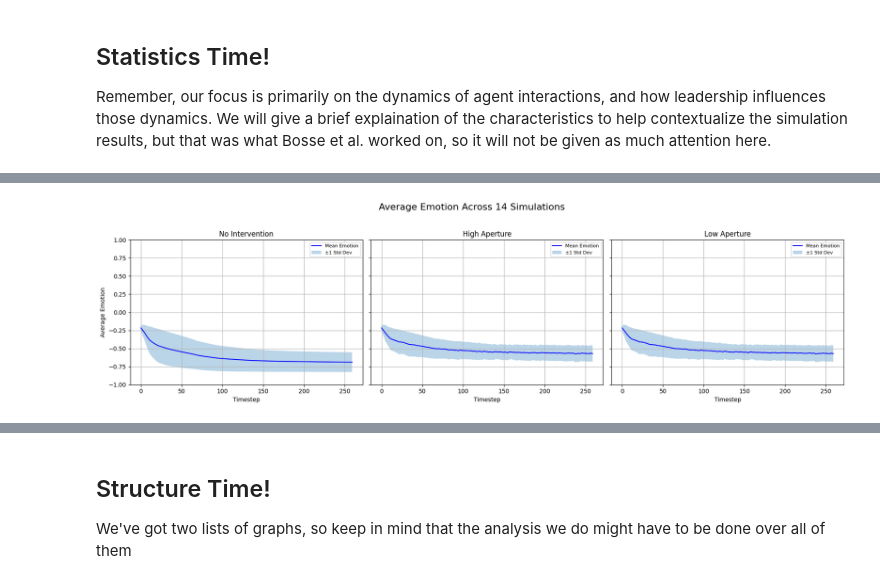
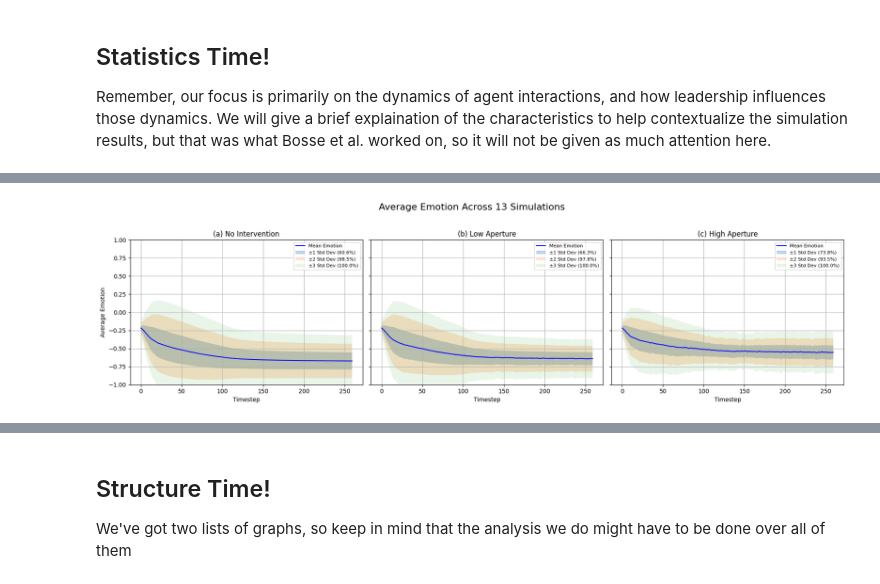
Before and after one commit to pajarito95/Emotion-Contagion, a Jupyter notebook: abm_emotion_contagion_analysis.ipynb, the cells around one changed output, grey strips where cells are left out. Saved outputs shown, nothing was run; the diff lists cells and outputs as text; code cells hidden in the pictures.

```diff
--- a/abm_emotion_contagion_analysis.ipynb
+++ b/abm_emotion_contagion_analysis.ipynb
@@ -24,12 +24,12 @@ class AllSimulationResults:
     intimacy_matrices: list
 # %%
 populationSize = 15
-runs = 14
+runs = 13
 max_iterations = 260
 
 # No internvention results
-all_results_path_plain = r"R:\sescott1\Masters\523\Simulation\Network\Bipartite\09_01_2025\No_Intervention\all_results.pkl"
-heatmaps_path_low = r"R:\sescott1\Masters\523\Simulation\Network\Bipartite\09_01_2025\No_Intervention\initial_conditions_heatmaps.pkl"
+all_results_path_plain = r"C:\Users\sarah\OneDrive\Documents\Masters\523\Emotion Contagion\Simulation Runs\Network\Bipartite\09_09_2025\No_Intervention\all_results.pkl"
+heatmaps_path_low = r"C:\Users\sarah\OneDrive\Documents\Masters\523\Emotion Contagion\Simulation Runs\Network\Bipartite\09_09_2025\No_Intervention\initial_conditions_heatmaps.pkl"
 
 with open(all_results_path_plain, "rb") as f:
     all_results_wo = pickle.load(f)
@@ -38,8 +38,8 @@ with open(all_results_path_plain, "rb") as f:
 
 
 # High aperture results
-all_results_path_high = r"R:\sescott1\Masters\523\Simulation\Network\Bipartite\09_01_2025\High_Aperture\all_results.pkl"
-heatmaps_path_high = r"R:\sescott1\Masters\523\Simulation\Network\Bipartite\09_01_2025\High_Aperture\initial_conditions_heatmaps.pkl"
+all_results_path_high = r"C:\Users\sarah\OneDrive\Documents\Masters\523\Emotion Contagion\Simulation Runs\Network\Bipartite\09_09_2025\High_Aperture\all_results.pkl"
+heatmaps_path_high = r"C:\Users\sarah\OneDrive\Documents\Masters\523\Emotion Contagion\Simulation Runs\Network\Bipartite\09_09_2025\High_Aperture\initial_conditions_heatmaps.pkl"
 
 with open(all_results_path_high, "rb") as f:
     all_results_H = pickle.load(f)
@@ -48,11 +48,11 @@ with open(all_results_path_high, "rb") as f:
 
 
 # Low aperture results
-all_results_path_low = r"R:\sescott1\Masters\523\Simulation\Network\Bipartite\09_01_2025\Low_Aperture\all_results.pkl"
-heatmaps_path_low = r"R:\sescott1\Masters\523\Simulation\Network\Bipartite\09_01_2025\Low_Aperture\initial_conditions_heatmaps.pkl"
-with open(all_results_path_high, "rb") as f:
+all_results_path_low = r"C:\Users\sarah\OneDrive\Documents\Masters\523\Emotion Contagion\Simulation Runs\Network\Bipartite\09_09_2025\Low_Aperture\all_results.pkl"
+heatmaps_path_low = r"C:\Users\sarah\OneDrive\Documents\Masters\523\Emotion Contagion\Simulation Runs\Network\Bipartite\09_09_2025\Low_Aperture\initial_conditions_heatmaps.pkl"
+with open(all_results_path_low, "rb") as f:
     all_results_L = pickle.load(f)
-with open(all_results_path_high, "rb") as f:
+with open(all_results_path_low, "rb") as f:
     heatmaps_L = pickle.load(f)
 # %%
 def create_intervention_matrix(all_results):
@@ -181,39 +182,53 @@ df_no_intervention.head()
 # %%
-def plot_avg_emotion_side_by_side(df_list, style_names, runs, ylim=(-1, 1), figsize=(18,5)):
+styles = ["(a) No Intervention", "(b) Low Aperture", "(c) High Aperture"]
+
+def plot_all_styles_emotion(df_list, styles, runs, max_std=3):
     """
-    Plot mean emotion per timestep with ±1 standard deviation shading for multiple styles side-by-side.
+    Plot average emotion with ±1, ±2, ±3 std deviations for multiple styles in subplots.
+    Also show percentage of points that lie within each band.
 
-    Parameters:
-    - df_list: list of DataFrames [dfWithout, dfHigh, dfLow]
-    - style_names: list of string labels
-    - runs: number of simulations
-    - ylim: tuple for y-axis limits
-    - figsize: figure size
+    df_list : list of DataFrames [dfWithout, dfHigh, dfLow]
+    styles : list of strings ["No Intervention", "High Aperture", "Low Aperture"]
     """
     n_styles = len(df_list)
-    fig, axes = plt.subplots(1, n_styles, figsize=figsize, sharey=True)
+    fig, axes = plt.subplots(1, n_styles, figsize=(18, 5), sharey=True)
 
-    for ax, df, style in zip(axes, df_list, style_names):
-        mean_emotion = df.iloc[:, 1:].mean(axis=1)
-        std_emotion = df.iloc[:, 1:].std(axis=1)
+    alphas = [0.3, 0.2, 0.1]
+
+    for ax, df, style in zip(axes, df_list, styles):
+        values = df.iloc[:, 1:].to_numpy()   # shape (timesteps, runs)
+        mean_emotion = values.mean(axis=1)
+        std_emotion = values.std(axis=1)
 
         ax.plot(df.index, mean_emotion, label="Mean Emotion", color='blue')
-        ax.fill_between(df.index,
-                        mean_emotion - std_emotion,
-                        mean_emotion + std_emotion,
-                        alpha=0.3, label="±1 Std Dev")
+
+        # calculate percentages within ±k std
+        percentages = {}
+        for k in range(1, max_std+1):
+            # normalized z-scores
+            z_scores = (values - mean_emotion[:, None]) / std_emotion[:, None]
+            within = (abs(z_scores) <= k).mean() * 100  # percentage
+            percentages[k] = within
+
+            # shading
+            ax.fill_between(df.index,
+                            mean_emotion - k*std_emotion,
+                            mean_emotion + k*std_emotion,
+                            alpha=alphas[k-1],
+                            label=f"±{k} Std Dev ({within:.1f}%)")
+
         ax.set_title(style)
         ax.set_xlabel("Timestep")
         ax.grid(True)
         if ax == axes[0]:
             ax.set_ylabel("Average Emotion")
-        ax.set_ylim(*ylim)
+        ax.set_ylim(-1, 1)
         ax.legend(loc='upper right', fontsize=8)
 
     plt.suptitle(f"Average Emotion Across {runs} Simulations", fontsize=16)
     plt.tight_layout(rect=[0, 0, 1, 0.95])
     plt.show()
 
-plot_avg_emotion_side_by_side([dfWithout, dfHigh, dfLow], styles, runs)
+plot_all_styles_emotion([dfWithout, dfLow, dfHigh], styles, runs)
 # %% [output]
-[figure, old version]
+[figure, new version]
```
Also changed, not shown: parts of 59 cells of this notebook.
